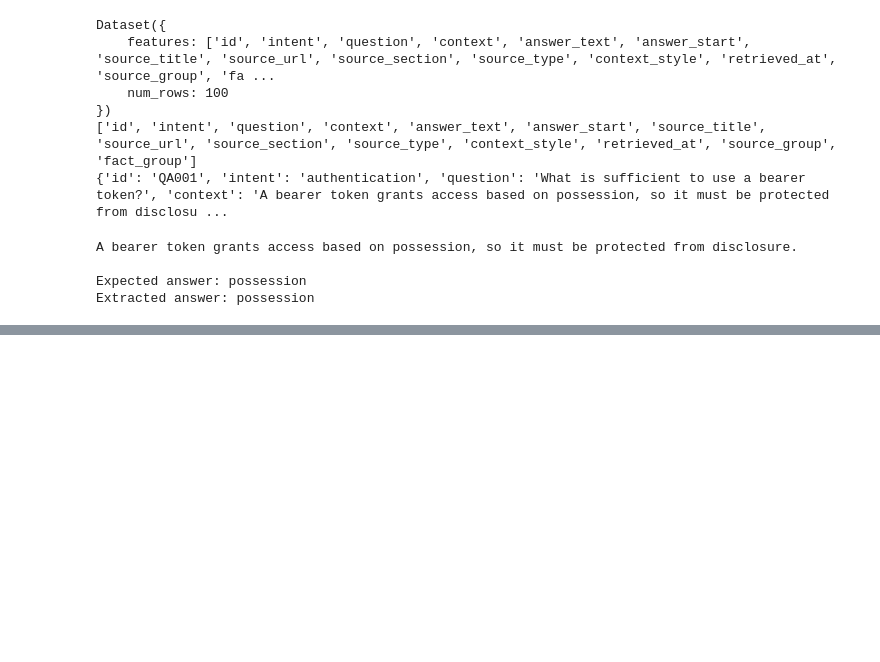
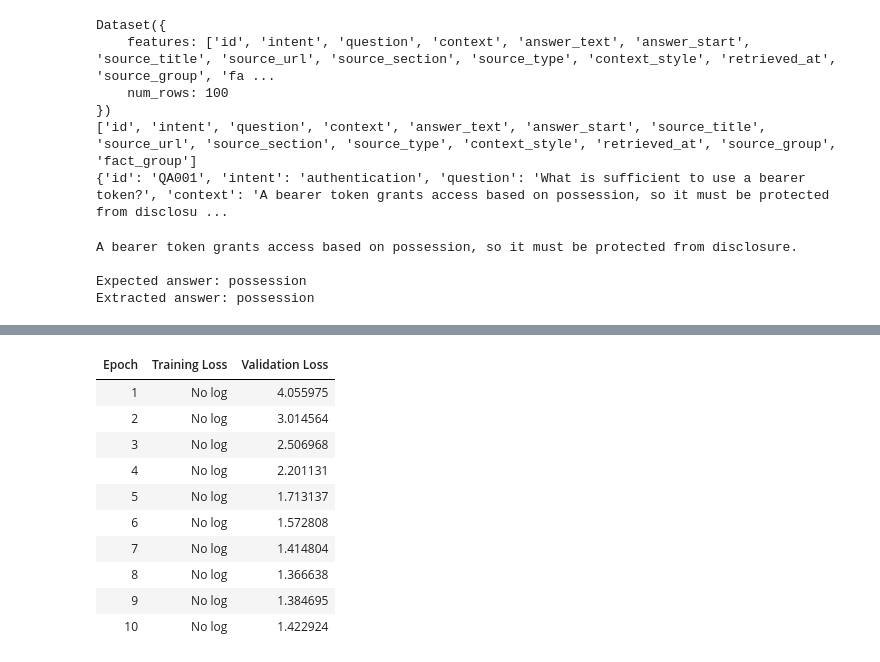
Before and after one commit to Xor01/multi-model-agentic-technical-support-system, a Jupyter notebook: src/support_agent/models/qa_model/Model_B_—_Technical_Extractive_QA.ipynb, the cells around one changed output, grey strips where cells are left out. Drawn from its saved outputs; the diff is of its cells as text; code cells hidden in the pictures; blank space fills up the shorter version.

```diff
--- a/src/support_agent/models/qa_model/Model_B_—_Technical_Extractive_QA.ipynb
+++ b/src/support_agent/models/qa_model/Model_B_—_Technical_Extractive_QA.ipynb
@@ -176,0 +136,81 @@ tokenizer_b.save_pretrained("models/qa_model")
+# %%
+from transformers import TrainingArguments, Trainer
+from collections import Counter
+import re
+import string
+
+def qa_tokens(text):
+ text = text.lower().translate(str.maketrans("", "", string.punctuation))
+ return re.sub(r"\b(a|an|the)\b", " ", text).split()
+
+def score_qa_model(trainer, examples, features):
+ # Match the feature preprocessing above, including overflow windows.
+ encoded = tokenizer_b(
+  [item["question"].strip() for item in examples],
+  [item["context"] for item in examples],
+  truncation="only_second", max_length=MAX_LENGTH, stride=DOC_STRIDE,
+  return_overflowing_tokens=True, return_offsets_mapping=True, padding="max_length",
+ )
+ start_logits, end_logits = trainer.predict(features).predictions
+ if len(start_logits) != len(encoded["overflow_to_sample_mapping"]):
+  raise ValueError("QA prediction windows do not match tokenizer windows")
+ best_answers = [""] * len(examples)
+ best_scores = [float("-inf")] * len(examples)
+ for feature_index, sample_index in enumerate(encoded["overflow_to_sample_mapping"]):
+  valid = [i for i, part in enumerate(encoded.sequence_ids(feature_index)) if part == 1]
+  starts = sorted(valid, key=lambda i: start_logits[feature_index][i], reverse=True)[:20]
+  ends = sorted(valid, key=lambda i: end_logits[feature_index][i], reverse=True)[:20]
+  offsets = encoded["offset_mapping"][feature_index]
+  for start in starts:
+   for end in ends:
+    if end < start or end - start + 1 > 50:
+     continue
+    begin_char, end_char = offsets[start][0], offsets[end][1]
+    if end_char <= begin_char:
+     continue
+    score = float(start_logits[feature_index][start] + end_logits[feature_index][end])
+    if score > best_scores[sample_index]:
+     best_scores[sample_index] = score
+     best_answers[sample_index] = examples[sample_index]["context"][begin_char:end_char]
+ exact_matches, token_f1s, long_context_errors = [], [], []
+ for example, prediction in zip(examples, best_answers):
+  predicted, expected = qa_tokens(prediction), qa_tokens(example["answer_text"])
+  exact_matches.append(float(predicted == expected))
+  overlap = sum((Counter(predicted) & Counter(expected)).values())
+  token_f1s.append(2 * overlap / (len(predicted) + len(expected)) if predicted or expected else 1.0)
+  if len(tokenizer_b(example["context"], add_special_tokens=False)["input_ids"]) > MAX_LENGTH and predicted != expected:
+   long_context_errors.append({"question": example["question"], "expected": example["answer_text"], "predicted": prediction})
+ return {"exact_match": sum(exact_matches) / len(exact_matches),
+         "token_f1": sum(token_f1s) / len(token_f1s),
+         "long_context_errors": long_context_errors}
+
+args_b = TrainingArguments(
+ output_dir="models/qa_model",
+ learning_rate=3e-5,
+ per_device_train_batch_size=8,
+ per_device_eval_batch_size=8,
+ num_train_epochs=10,
+ eval_strategy="epoch",
+ save_strategy="epoch",
+ load_best_model_at_end=True,
+ metric_for_best_model="eval_loss",
+ greater_is_better=False,
+ report_to="none",
+)
+trainer_b = Trainer(
+ model=model_b,
+ args=args_b,
+ train_dataset=qa_train_features,
+ eval_dataset=qa_val_features,
+)
+# Fresh base checkpoint with a newly initialized QA head.
+baseline_b = trainer_b.evaluate(qa_test_features, metric_key_prefix="baseline")
+baseline_b.update(score_qa_model(trainer_b, qa_test, qa_test_features))
+print("BASELINE B (test):", baseline_b)
+trainer_b.train()
+fine_tuned_b = trainer_b.evaluate(qa_test_features, metric_key_prefix="fine_tuned")
+fine_tuned_b.update(score_qa_model(trainer_b, qa_test, qa_test_features))
+print("FINE-TUNED B (same test):", fine_tuned_b)
+trainer_b.save_model("models/qa_model")
+tokenizer_b.save_pretrained("models/qa_model")
+# %% [output]
@@ -176,0 +223,11 @@ tokenizer_b.save_pretrained("models/qa_model")
+| Epoch | Training Loss | Validation Loss |
+| 1 | No log | 4.055975 |
+| 2 | No log | 3.014564 |
+| 3 | No log | 2.506968 |
+| 4 | No log | 2.201131 |
+| 5 | No log | 1.713137 |
+| 6 | No log | 1.572808 |
+| 7 | No log | 1.414804 |
+| 8 | No log | 1.366638 |
+| 9 | No log | 1.384695 |
+| 10 | No log | 1.422924 |
```
Also changed, not shown: parts of 3 cells of this notebook, 8 other files.
